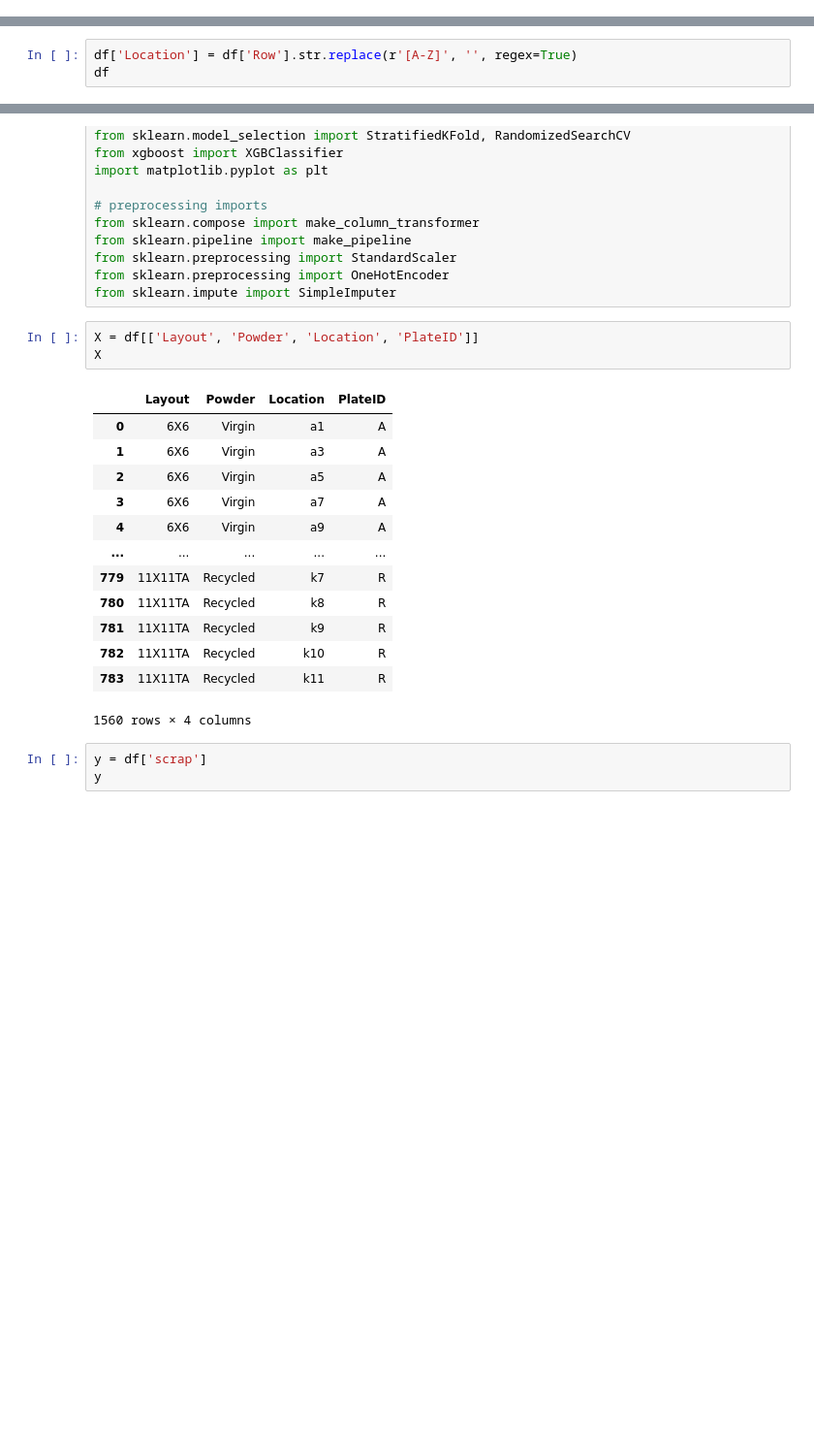
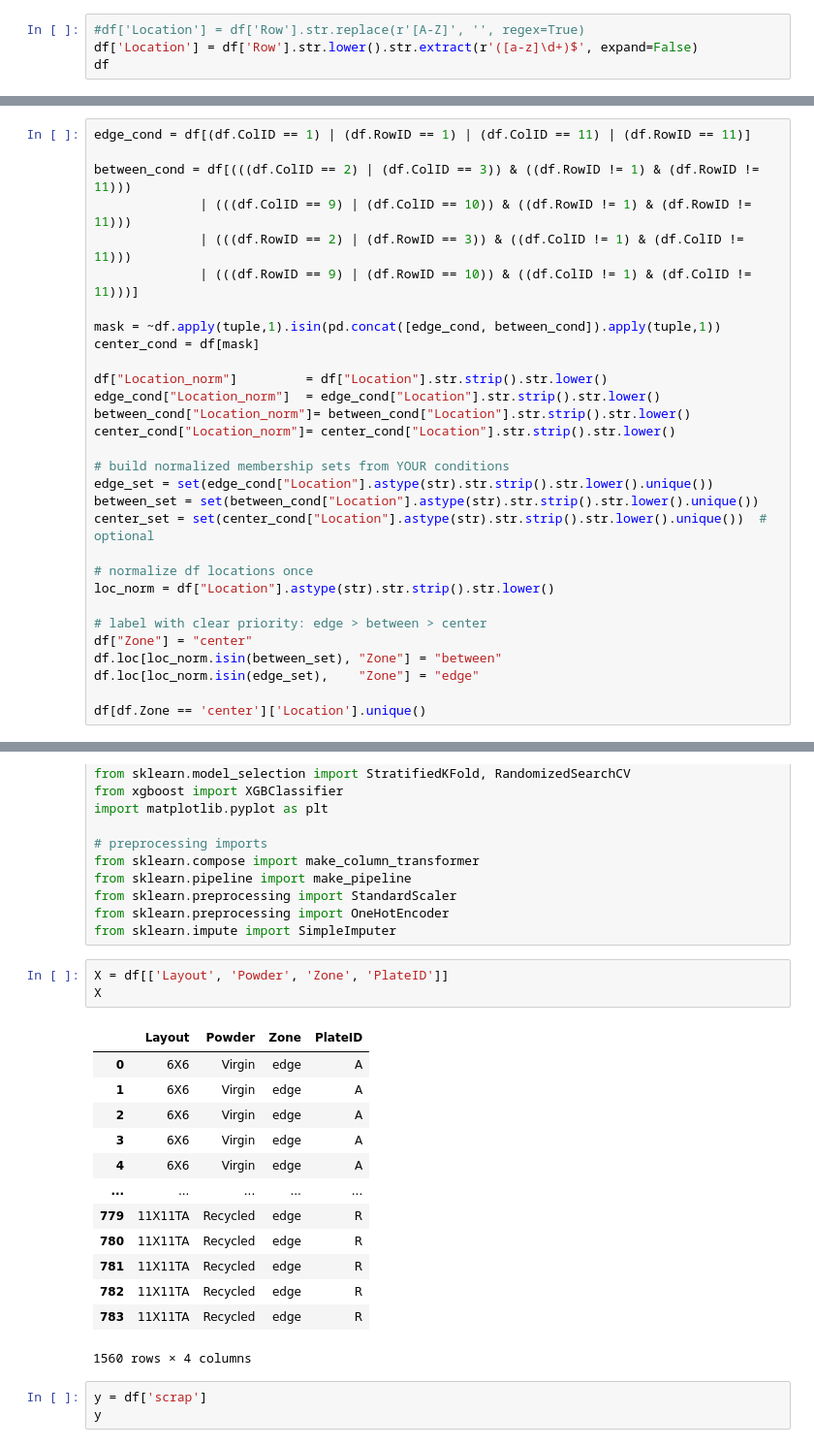
Before and after one commit to jcw515awsm/data-bussdown, a Jupyter notebook: brisa2.ipynb, the cells around one changed output, grey strips where cells are left out. Shown: that part at 97% size. Cells and saved outputs as stored; diff of their text form; blank space fills up the shorter version.

```diff
--- a/brisa2.ipynb
+++ b/brisa2.ipynb
@@ -51,3 +52,7 @@ df
 | 782 | Rk10 | 0.4157 | 0.4510 | 0.0536 | 0.2653 | 0.0150 | 0.0197 | ... |
 | 783 | Rk11 | 0.4147 | 0.4509 | 0.0533 | 0.2653 | 0.0164 | 0.0206 | ... |
 1560 rows × 17 columns
+# %%
+#df['Location'] = df['Row'].str.replace(r'[A-Z]', '', regex=True)
+df['Location'] = df['Row'].str.lower().str.extract(r'([a-z]\d+)$', expand=False)
+df
@@ -94,3 +112,0 @@ df[df.scrap == 1]
-# %%
-df['Location'] = df['Row'].str.replace(r'[A-Z]', '', regex=True)
-df
@@ -110,0 +113,30 @@ df
+# %%
+edge_cond = df[(df.ColID == 1) | (df.RowID == 1) | (df.ColID == 11) | (df.RowID == 11)]
+
+between_cond = df[(((df.ColID == 2) | (df.ColID == 3)) & ((df.RowID != 1) & (df.RowID != 11)))
+              | (((df.ColID == 9) | (df.ColID == 10)) & ((df.RowID != 1) & (df.RowID != 11)))
+              | (((df.RowID == 2) | (df.RowID == 3)) & ((df.ColID != 1) & (df.ColID != 11)))
+              | (((df.RowID == 9) | (df.RowID == 10)) & ((df.ColID != 1) & (df.ColID != 11)))]
+
+mask = ~df.apply(tuple,1).isin(pd.concat([edge_cond, between_cond]).apply(tuple,1))
+center_cond = df[mask]
+
+df["Location_norm"]         = df["Location"].str.strip().str.lower()
+edge_cond["Location_norm"]  = edge_cond["Location"].str.strip().str.lower()
+between_cond["Location_norm"]= between_cond["Location"].str.strip().str.lower()
+center_cond["Location_norm"]= center_cond["Location"].str.strip().str.lower()
+
+# build normalized membership sets from YOUR conditions
+edge_set = set(edge_cond["Location"].astype(str).str.strip().str.lower().unique())
+between_set = set(between_cond["Location"].astype(str).str.strip().str.lower().unique())
+center_set = set(center_cond["Location"].astype(str).str.strip().str.lower().unique())  # optional
+
+# normalize df locations once
+loc_norm = df["Location"].astype(str).str.strip().str.lower()
+
+# label with clear priority: edge > between > center
+df["Zone"] = "center"
+df.loc[loc_norm.isin(between_set), "Zone"] = "between"
+df.loc[loc_norm.isin(edge_set),    "Zone"] = "edge"
+
+df[df.Zone == 'center']['Location'].unique()
@@ -138,21 +189,21 @@ from sklearn.preprocessing import StandardScaler
 from sklearn.preprocessing import OneHotEncoder
 from sklearn.impute import SimpleImputer
 # %%
-X = df[['Layout', 'Powder', 'Location', 'PlateID']]
+X = df[['Layout', 'Powder', 'Zone', 'PlateID']]
 X
 # %% [output]
-|  | Layout | Powder | Location | PlateID |
-| 0 | 6X6 | Virgin | a1 | A |
-| 1 | 6X6 | Virgin | a3 | A |
-| 2 | 6X6 | Virgin | a5 | A |
-| 3 | 6X6 | Virgin | a7 | A |
-| 4 | 6X6 | Virgin | a9 | A |
+|  | Layout | Powder | Zone | PlateID |
+| 0 | 6X6 | Virgin | edge | A |
+| 1 | 6X6 | Virgin | edge | A |
+| 2 | 6X6 | Virgin | edge | A |
+| 3 | 6X6 | Virgin | edge | A |
+| 4 | 6X6 | Virgin | edge | A |
 | ... | ... | ... | ... | ... |
-| 779 | 11X11TA | Recycled | k7 | R |
-| 780 | 11X11TA | Recycled | k8 | R |
-| 781 | 11X11TA | Recycled | k9 | R |
-| 782 | 11X11TA | Recycled | k10 | R |
-| 783 | 11X11TA | Recycled | k11 | R |
+| 779 | 11X11TA | Recycled | edge | R |
+| 780 | 11X11TA | Recycled | edge | R |
+| 781 | 11X11TA | Recycled | edge | R |
+| 782 | 11X11TA | Recycled | edge | R |
+| 783 | 11X11TA | Recycled | edge | R |
 1560 rows × 4 columns
 # %%
 y = df['scrap']
```
Also changed, not shown: parts of 7 cells of this notebook.
